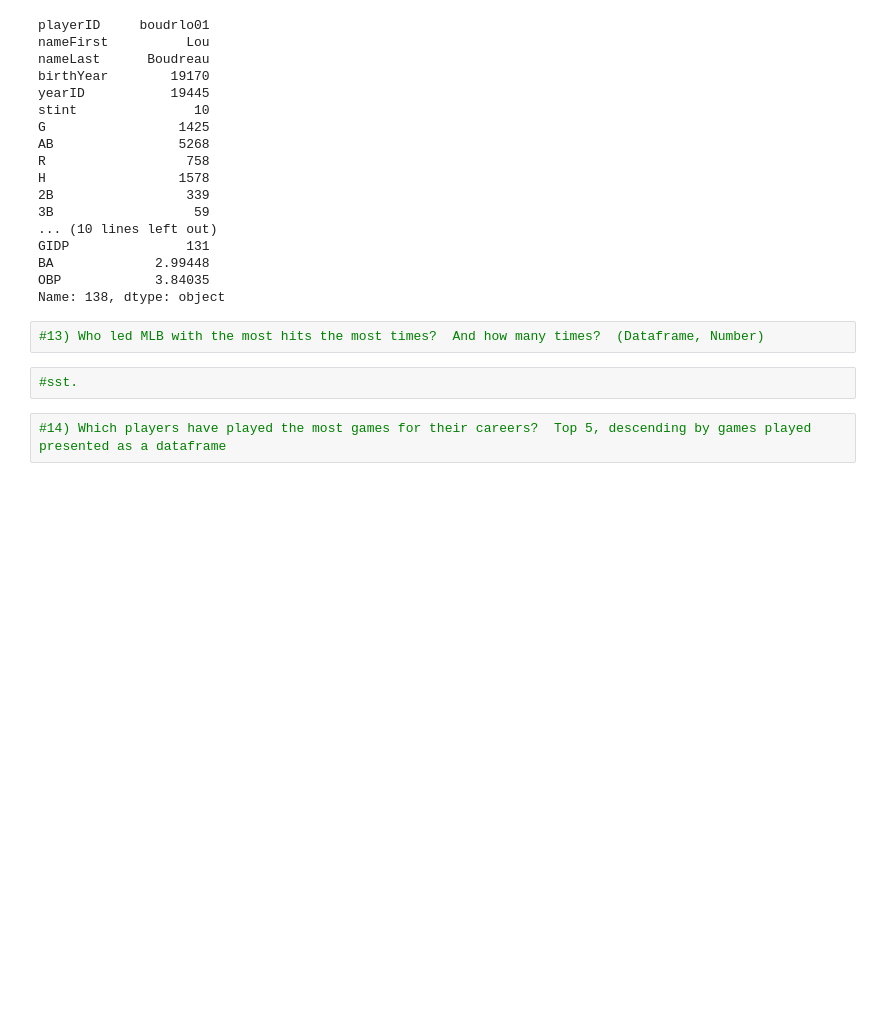
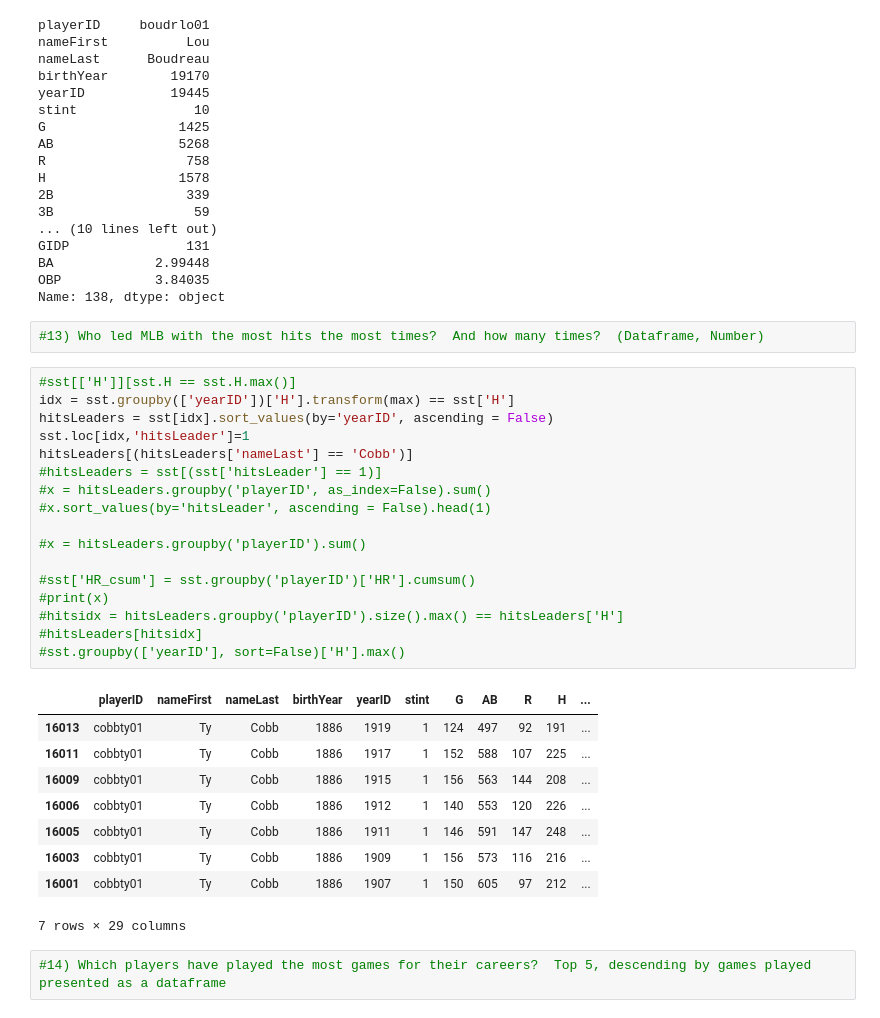
Before and after one commit to mikesturm2001/Python, a Jupyter notebook: Sturm_Michael_Assignment2.ipynb, the cells around one changed output. Drawn from its saved outputs; the diff is of its cells as text; blank space fills up the shorter version.

```diff
--- a/Sturm_Michael_Assignment2.ipynb
+++ b/Sturm_Michael_Assignment2.ipynb
@@ -251,8 +253,33 @@ OBP            3.84035
 Name: 138, dtype: object
 # %%
 #13) Who led MLB with the most hits the most times?  And how many times?  (Dataframe, Number)
-# %%
-#sst.
+# %%
+#sst[['H']][sst.H == sst.H.max()]
+idx = sst.groupby(['yearID'])['H'].transform(max) == sst['H']
+hitsLeaders = sst[idx].sort_values(by='yearID', ascending = False)
+sst.loc[idx,'hitsLeader']=1
+hitsLeaders[(hitsLeaders['nameLast'] == 'Cobb')]
+#hitsLeaders = sst[(sst['hitsLeader'] == 1)]
+#x = hitsLeaders.groupby('playerID', as_index=False).sum()
+#x.sort_values(by='hitsLeader', ascending = False).head(1)
+
+#x = hitsLeaders.groupby('playerID').sum()
+
+#sst['HR_csum'] = sst.groupby('playerID')['HR'].cumsum()
+#print(x)
+#hitsidx = hitsLeaders.groupby('playerID').size().max() == hitsLeaders['H']
+#hitsLeaders[hitsidx]
+#sst.groupby(['yearID'], sort=False)['H'].max()
+# %% [output]
+|  | playerID | nameFirst | nameLast | birthYear | yearID | stint | G | AB | R | H | ... |
+| 16013 | cobbty01 | Ty | Cobb | 1886 | 1919 | 1 | 124 | 497 | 92 | 191 | ... |
+| 16011 | cobbty01 | Ty | Cobb | 1886 | 1917 | 1 | 152 | 588 | 107 | 225 | ... |
+| 16009 | cobbty01 | Ty | Cobb | 1886 | 1915 | 1 | 156 | 563 | 144 | 208 | ... |
+| 16006 | cobbty01 | Ty | Cobb | 1886 | 1912 | 1 | 140 | 553 | 120 | 226 | ... |
+| 16005 | cobbty01 | Ty | Cobb | 1886 | 1911 | 1 | 146 | 591 | 147 | 248 | ... |
+| 16003 | cobbty01 | Ty | Cobb | 1886 | 1909 | 1 | 156 | 573 | 116 | 216 | ... |
+| 16001 | cobbty01 | Ty | Cobb | 1886 | 1907 | 1 | 150 | 605 | 97 | 212 | ... |
+7 rows × 29 columns
 # %%
 #14) Which players have played the most games for their careers?  Top 5, descending by games played presented as a dataframe
 # %%
```
Also changed, not shown: parts of 8 cells of this notebook.
